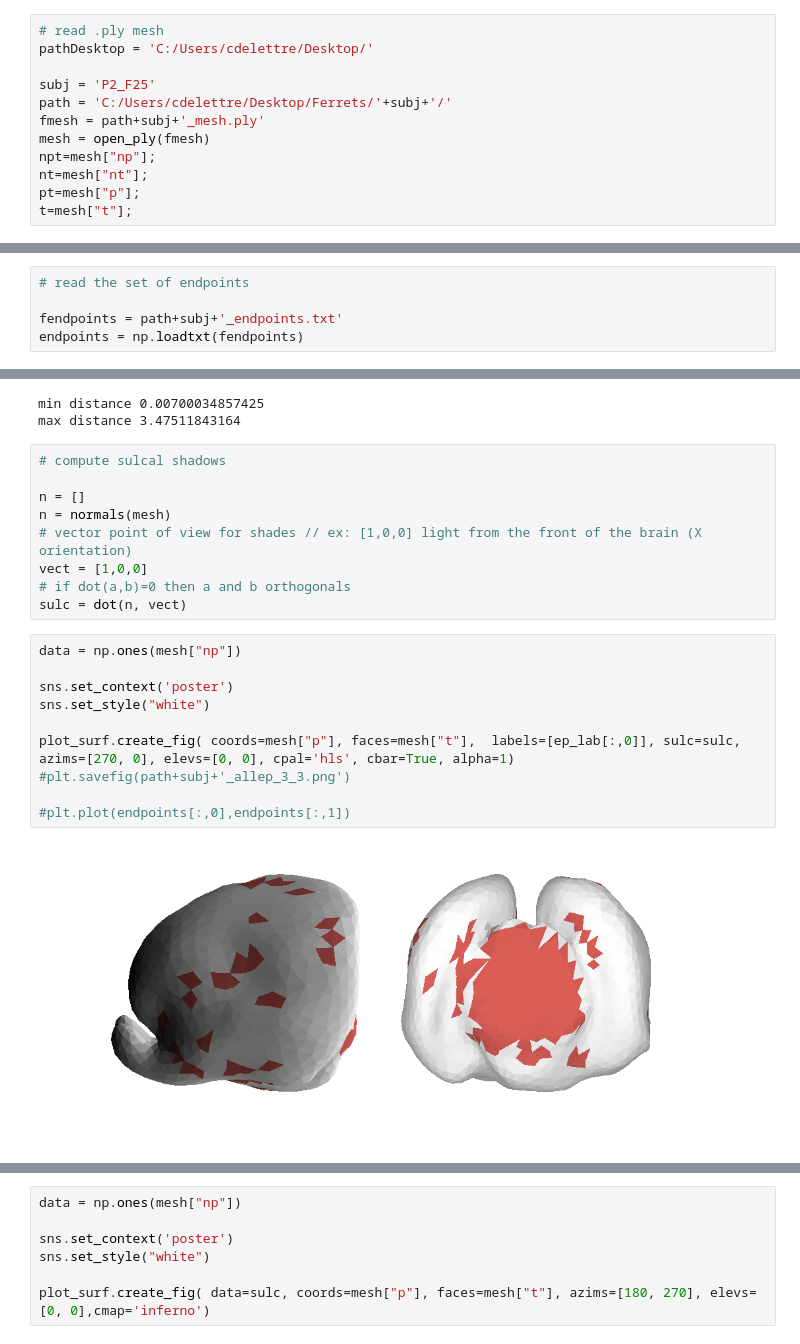
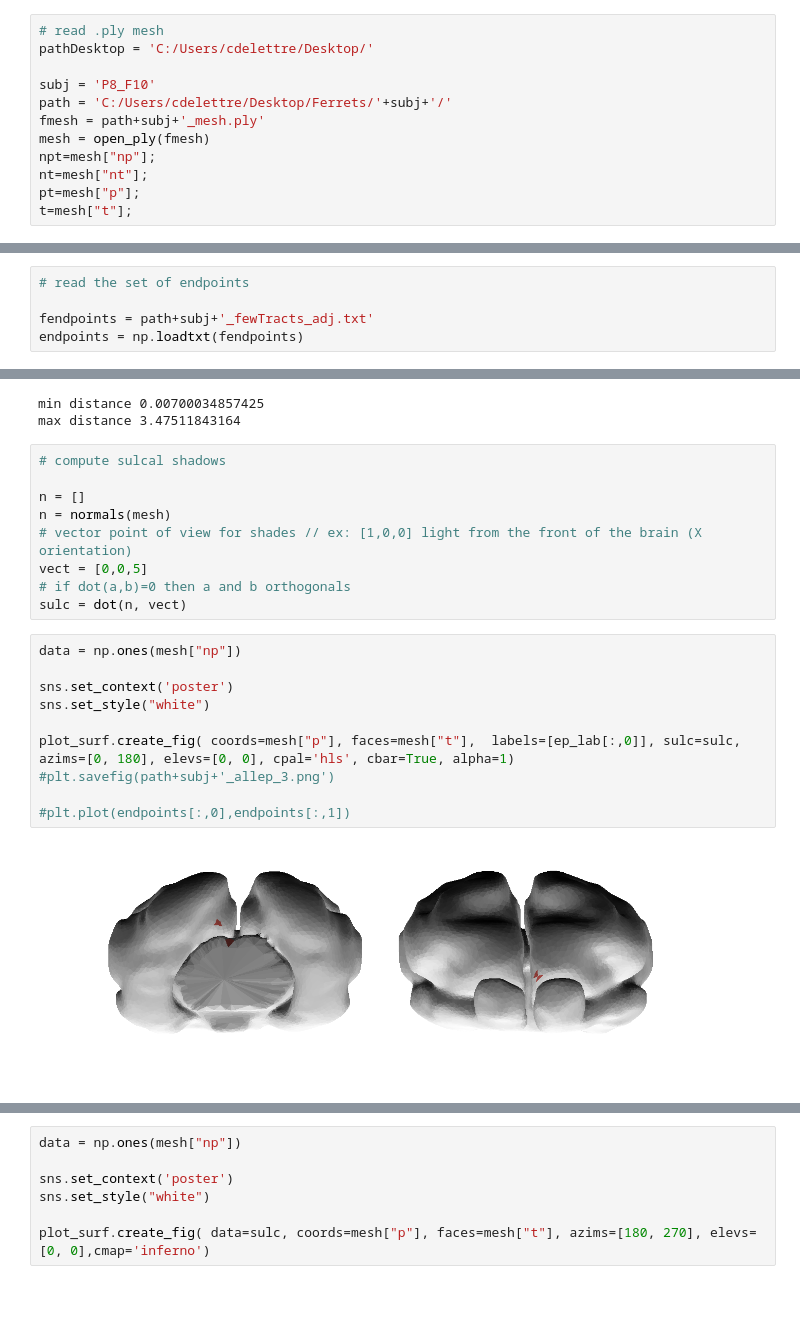
Before and after one commit to celinede/scripts4DWI_dipy_brainhack, a Jupyter notebook: findClosestPoint.ipynb, the cells around one changed output, grey strips where cells are left out. Saved outputs shown, nothing was run; the diff lists cells and outputs as text; blank space fills up the shorter version.

```diff
--- a/findClosestPoint.ipynb
+++ b/findClosestPoint.ipynb
@@ -176,7 +176,7 @@ def findClosestPoint(ep, mesh):
 # read .ply mesh
 pathDesktop = 'C:/Users/cdelettre/Desktop/'
 
-subj = 'P2_F25'
+subj = 'P8_F10'
 path = 'C:/Users/cdelettre/Desktop/Ferrets/'+subj+'/'
 fmesh = path+subj+'_mesh.ply'
 mesh = open_ply(fmesh)
@@ -193,7 +193,7 @@ print nt
 # %%
 # read the set of endpoints
 
-fendpoints = path+subj+'_endpoints.txt'
+fendpoints = path+subj+'_fewTracts_adj.txt'
 endpoints = np.loadtxt(fendpoints)
 # %%
 endpoints.shape
@@ -303,18 +303,18 @@ max distance 3.47511843164
 n = []
 n = normals(mesh)
 # vector point of view for shades // ex: [1,0,0] light from the front of the brain (X orientation)
-vect = [1,0,0]
+vect = [0,0,5]
 # if dot(a,b)=0 then a and b orthogonals
 sulc = dot(n, vect)
 # %%
 data = np.ones(mesh["np"])
 
 sns.set_context('poster')
 sns.set_style("white")
 
-plot_surf.create_fig( coords=mesh["p"], faces=mesh["t"],  labels=[ep_lab[:,0]], sulc=sulc, azims=[270, 0], elevs=[0, 0], cpal='hls', cbar=True, alpha=1)
-#plt.savefig(path+subj+'_allep_3_3.png')
+plot_surf.create_fig( coords=mesh["p"], faces=mesh["t"],  labels=[ep_lab[:,0]], sulc=sulc, azims=[0, 180], elevs=[0, 0], cpal='hls', cbar=True, alpha=1)
+#plt.savefig(path+subj+'_allep_3.png')
 
 #plt.plot(endpoints[:,0],endpoints[:,1])
 # %% [output]
-[figure, old version]
+[figure, new version]
```
Also changed, not shown: parts of 6 cells of this notebook, 15 other files.
